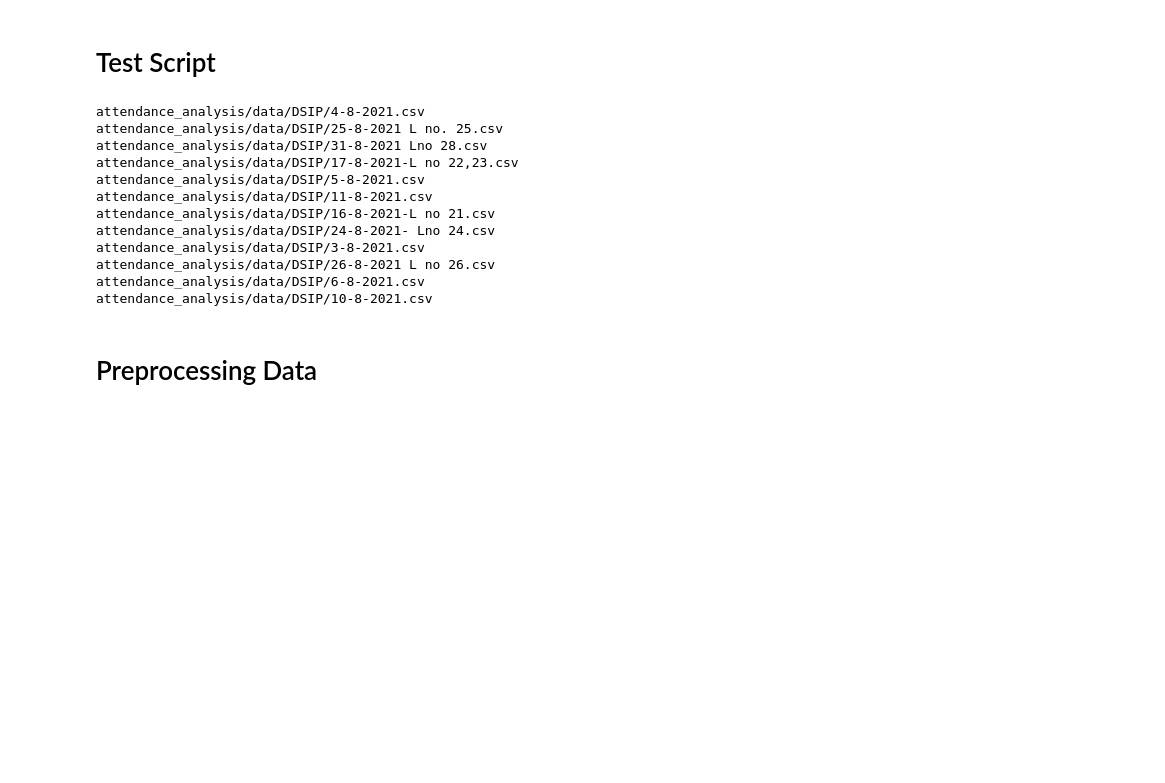
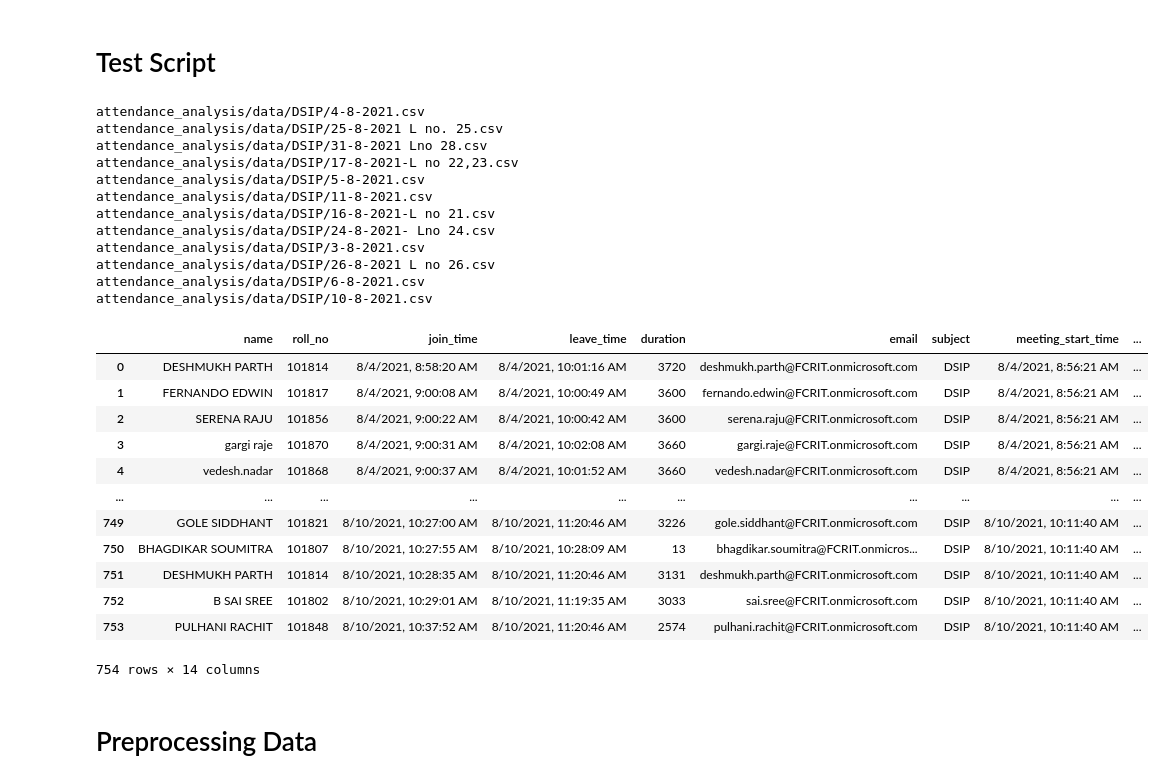
Before and after one commit to ishikaanugupta/attendance_analysis, a Jupyter notebook: scripts/preprocessing.ipynb, the cells around one changed output. Saved outputs shown, nothing was run; the diff lists cells and outputs as text; code cells hidden in the pictures; blank space fills up the shorter version.

```diff
--- a/scripts/preprocessing.ipynb
+++ b/scripts/preprocessing.ipynb
@@ -189,33 +189,47 @@ for file in os.listdir(dirPath+subject):
                     if prev_join_time < curr_join_time:
                         organizer['organizer_leave_time'] = row['Leave Time']
                     else:
                         organizer['organizer_join_time'] = row['Join Time']
                     organizer['organizer_duration'] += time_parser(row['Duration'])
         else: # multiple join-leave
             attendee = attendees[row['Full Name']]
             prev_join_time = datetime.strptime(attendee['join_time'], '%m/%d/%Y, %I:%M:%S %p')
             curr_join_time = datetime.strptime(row['Join Time'], '%m/%d/%Y, %I:%M:%S %p')
             if prev_join_time < curr_join_time:
                 attendee['leave_time'] = row['Leave Time']
             else:
                 attendee['join_time'] = row['Join Time']
             attendee['duration'] += time_parser(row['Duration'])
     for key, student in attendees.items():
         final = {**student, **lecture_data, **organizer}
         all_data.append(final)
+display(pd.DataFrame(all_data))
 # %% [output]
 attendance_analysis/data/DSIP/4-8-2021.csv
 attendance_analysis/data/DSIP/25-8-2021 L no. 25.csv
 attendance_analysis/data/DSIP/31-8-2021 Lno 28.csv
 attendance_analysis/data/DSIP/17-8-2021-L no 22,23.csv
 attendance_analysis/data/DSIP/5-8-2021.csv
 attendance_analysis/data/DSIP/11-8-2021.csv
 attendance_analysis/data/DSIP/16-8-2021-L no 21.csv
 attendance_analysis/data/DSIP/24-8-2021- Lno 24.csv
 attendance_analysis/data/DSIP/3-8-2021.csv
 attendance_analysis/data/DSIP/26-8-2021 L no 26.csv
 attendance_analysis/data/DSIP/6-8-2021.csv
 attendance_analysis/data/DSIP/10-8-2021.csv
+|  | name | roll_no | join_time | leave_time | duration | email | subject | meeting_start_time | ... |
+| 0 | DESHMUKH PARTH | 101814 | 8/4/2021, 8:58:20 AM | 8/4/2021, 10:01:16 AM | 3720 | deshmukh.parth@FCRIT.onmicrosoft.com | DSIP | 8/4/2021, 8:56:21 AM | ... |
+| 1 | FERNANDO EDWIN | 101817 | 8/4/2021, 9:00:08 AM | 8/4/2021, 10:00:49 AM | 3600 | fernando.edwin@FCRIT.onmicrosoft.com | DSIP | 8/4/2021, 8:56:21 AM | ... |
+| 2 | SERENA RAJU | 101856 | 8/4/2021, 9:00:22 AM | 8/4/2021, 10:00:42 AM | 3600 | serena.raju@FCRIT.onmicrosoft.com | DSIP | 8/4/2021, 8:56:21 AM | ... |
+| 3 | gargi raje | 101870 | 8/4/2021, 9:00:31 AM | 8/4/2021, 10:02:08 AM | 3660 | gargi.raje@FCRIT.onmicrosoft.com | DSIP | 8/4/2021, 8:56:21 AM | ... |
+| 4 | vedesh.nadar | 101868 | 8/4/2021, 9:00:37 AM | 8/4/2021, 10:01:52 AM | 3660 | vedesh.nadar@FCRIT.onmicrosoft.com | DSIP | 8/4/2021, 8:56:21 AM | ... |
+| ... | ... | ... | ... | ... | ... | ... | ... | ... | ... |
+| 749 | GOLE SIDDHANT | 101821 | 8/10/2021, 10:27:00 AM | 8/10/2021, 11:20:46 AM | 3226 | gole.siddhant@FCRIT.onmicrosoft.com | DSIP | 8/10/2021, 10:11:40 AM | ... |
+| 750 | BHAGDIKAR SOUMITRA | 101807 | 8/10/2021, 10:27:55 AM | 8/10/2021, 10:28:09 AM | 13 | bhagdikar.soumitra@FCRIT.onmicros... | DSIP | 8/10/2021, 10:11:40 AM | ... |
+| 751 | DESHMUKH PARTH | 101814 | 8/10/2021, 10:28:35 AM | 8/10/2021, 11:20:46 AM | 3131 | deshmukh.parth@FCRIT.onmicrosoft.com | DSIP | 8/10/2021, 10:11:40 AM | ... |
+| 752 | B SAI SREE | 101802 | 8/10/2021, 10:29:01 AM | 8/10/2021, 11:19:35 AM | 3033 | sai.sree@FCRIT.onmicrosoft.com | DSIP | 8/10/2021, 10:11:40 AM | ... |
+| 753 | PULHANI RACHIT | 101848 | 8/10/2021, 10:37:52 AM | 8/10/2021, 11:20:46 AM | 2574 | pulhani.rachit@FCRIT.onmicrosoft.com | DSIP | 8/10/2021, 10:11:40 AM | ... |
+754 rows × 14 columns
 # %%
 preprocessed_dirPath = 'attendance_analysis/preprocessed_data_json/'
 # %% [markdown]
```
